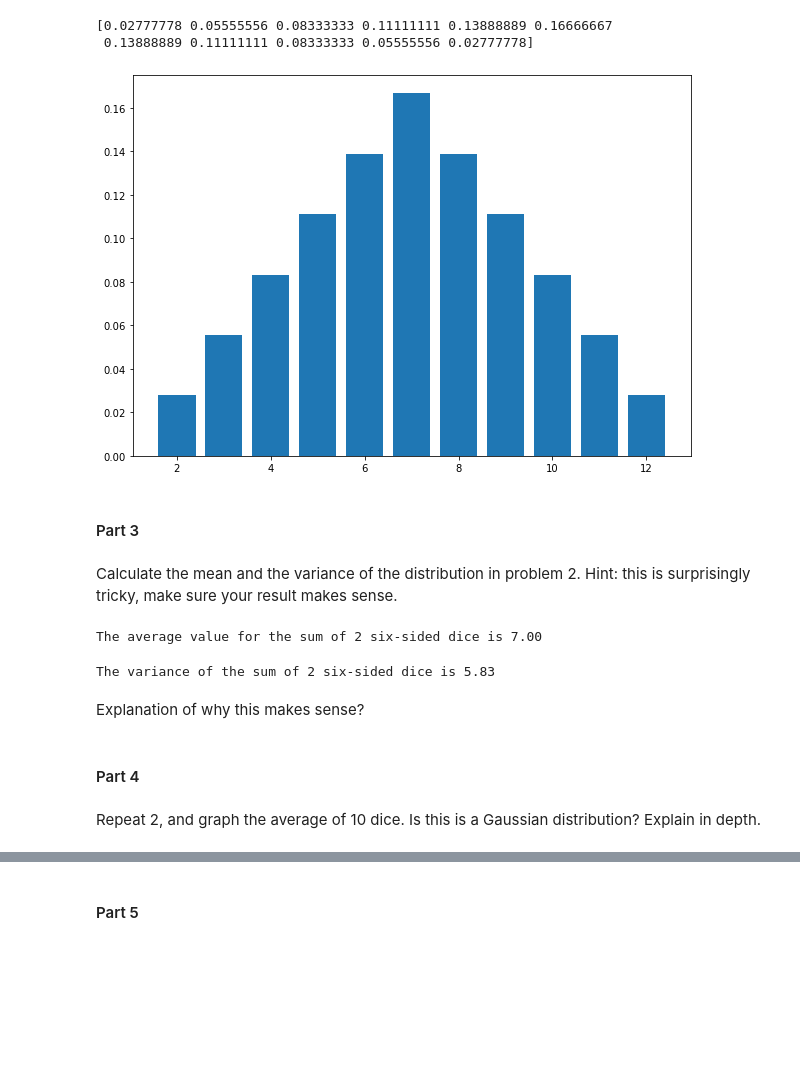
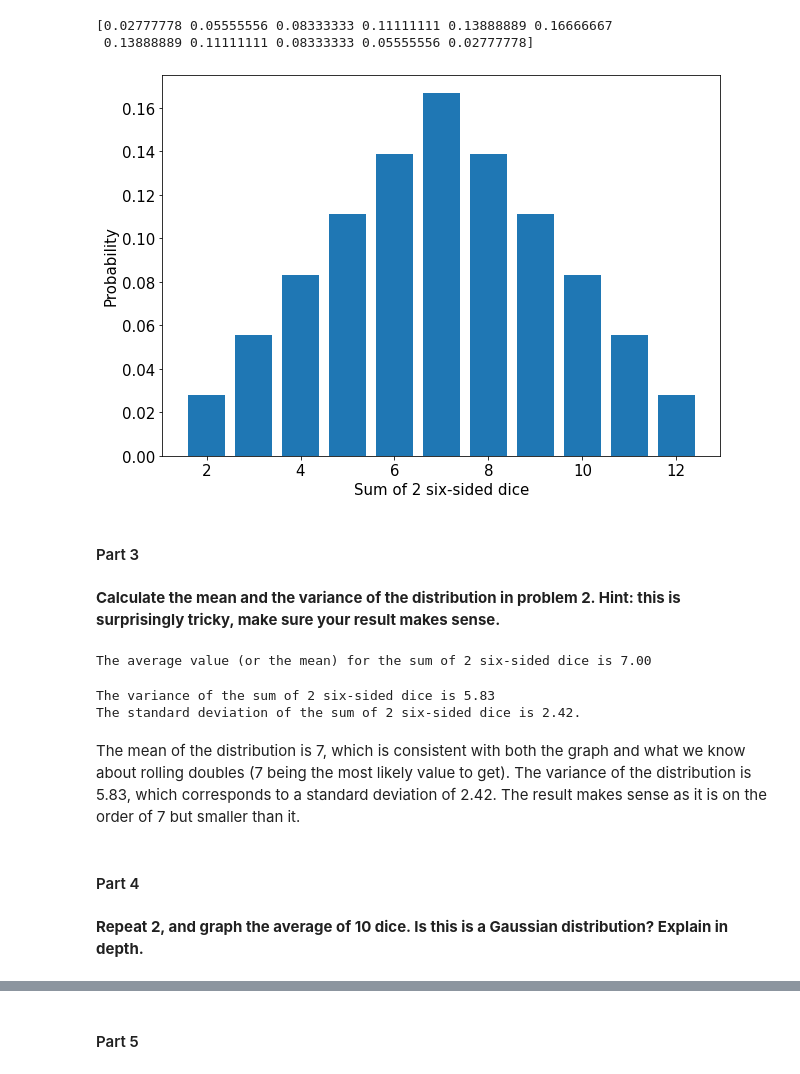
Before and after one commit to jenniv27/phys434, a Jupyter notebook: HW/HW2.ipynb, the cells around one changed output, grey strips where cells are left out. Saved outputs shown, nothing was run; the diff lists cells and outputs as text; code cells hidden in the pictures; blank space fills up the shorter version.

```diff
--- a/HW/HW2.ipynb
+++ b/HW/HW2.ipynb
@@ -58,40 +59,46 @@ print(conv_dice)
 # %%
 values = [2, 3, 4, 5, 6, 7, 8, 9, 10, 11, 12]
 
 plt.rcParams["figure.figsize"] = (10,7)
+plt.tick_params(labelsize = 15)
 plt.bar(values, conv_dice)
+plt.xlabel('Sum of 2 six-sided dice', fontsize = 15)
+plt.ylabel('Probability', fontsize = 15)
 plt.show()
 # %% [output]
-[figure, old version]
+[figure, new version]
 # %% [markdown]
 #### Part 3
 # %% [markdown]
-Calculate the mean and the variance of the distribution in problem 2. Hint: this is surprisingly tricky, make sure your result makes sense.
+**Calculate the mean and the variance of the distribution in problem 2. Hint: this is surprisingly tricky, make sure your result makes sense.**
 # %%
+# Here we use the definition of mean = expectation value = sum of (probabilities * value)
 avg_x = 0
 for i in range (0, 11):
     avg_x += conv_dice[i]*values[i]
-print(f'The average value for the sum of 2 six-sided dice is {avg_x:.2f}')
+
+print(f'The average value (or the mean) for the sum of 2 six-sided dice is {avg_x:.2f}')
 # %% [output]
-The average value for the sum of 2 six-sided dice is 7.00
+The average value (or the mean) for the sum of 2 six-sided dice is 7.00
 # %%
-values_squared = []
-for i in range (0, 11):
-    values_squared.append(values[i]*values[i])
-
+# Here we use the definition of the variance = E[x^2]-(E[x])^2
 avg_xsq = 0
 for i in range (0, 11):
-    avg_xsq += conv_dice[i]*values_squared[i]
+    avg_xsq += conv_dice[i]*(values[i]**2)
 
 var = avg_xsq - (avg_x*avg_x)
+std_dev = var**0.5
 
 print(f'The variance of the sum of 2 six-sided dice is {var:.2f}')
+print(f'The standard deviation of the sum of 2 six-sided dice is {std_dev:.2f}.')
 # %% [output]
 The variance of the sum of 2 six-sided dice is 5.83
+The standard deviation of the sum of 2 six-sided dice is 2.42.
 # %% [markdown]
-Explanation of why this makes sense?
+The mean of the distribution is 7, which is consistent with both the graph and what we know about rolling doubles (7 being the most likely value to get).
+The variance of the distribution is 5.83, which corresponds to a standard deviation of 2.42. The result makes sense as it is on the order of 7 but smaller than it.
 # %% [markdown]
 #### Part 4
 # %% [markdown]
-Repeat 2, and graph the average of 10 dice. Is this is a Gaussian distribution? Explain in depth.
+**Repeat 2, and graph the average of 10 dice. Is this is a Gaussian distribution? Explain in depth.**
 # %%
```
Also changed, not shown: parts of 23 cells of this notebook.
